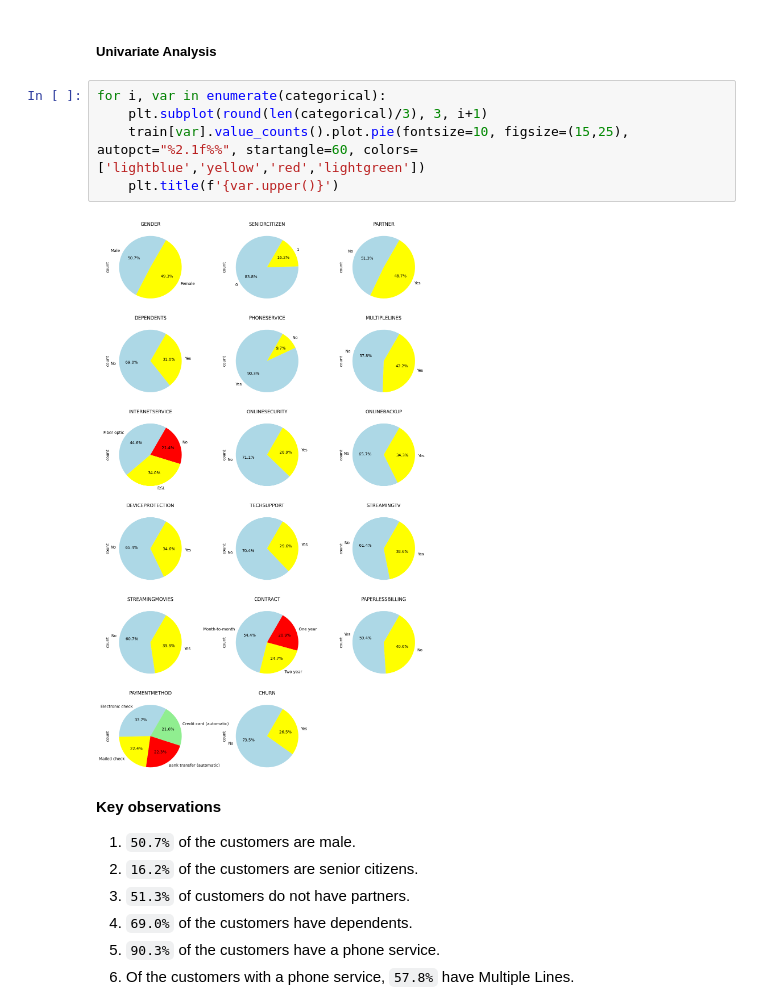
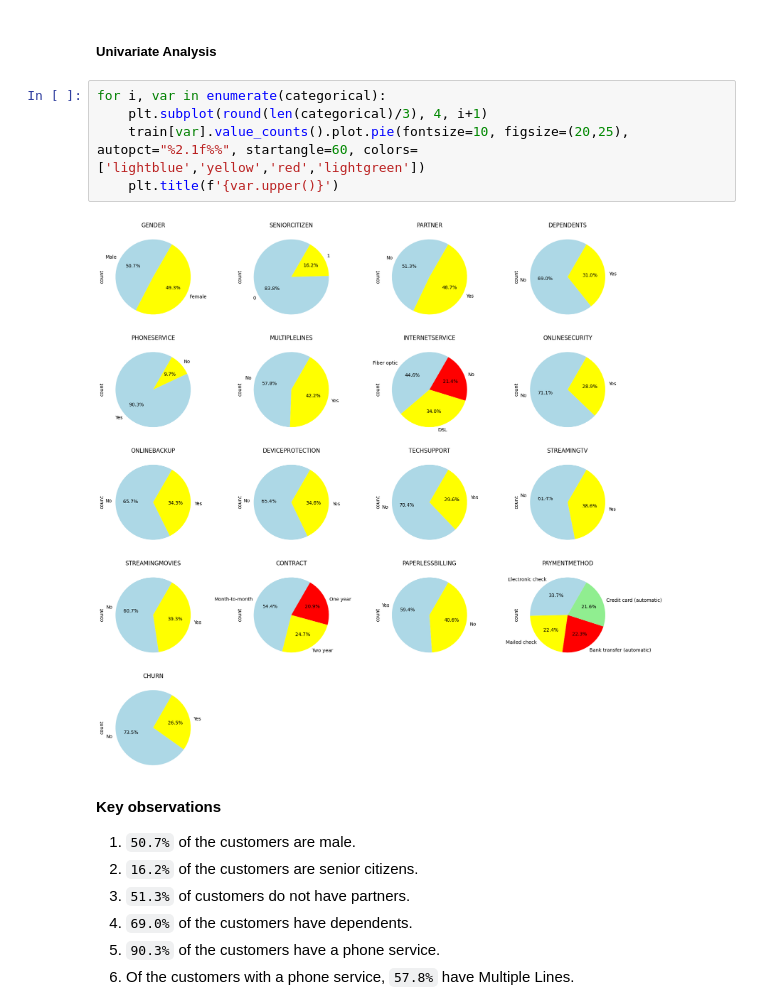
Before and after one commit to Rama-Mwenda/Customer_Churn, a Jupyter notebook: Notebooks/Customer_Churn.ipynb, the cells around one changed output. Drawn from its saved outputs; the diff is of its cells as text.

```diff
--- a/Notebooks/Customer_Churn.ipynb
+++ b/Notebooks/Customer_Churn.ipynb
@@ -641,11 +627,11 @@ dtype: object
 ##### Univariate Analysis
 # %%
 for i, var in enumerate(categorical):
-    plt.subplot(round(len(categorical)/3), 3, i+1)
-    train[var].value_counts().plot.pie(fontsize=10, figsize=(15,25), autopct="%2.1f%%", startangle=60, colors=['lightblue','yellow','red','lightgreen'])
+    plt.subplot(round(len(categorical)/3), 4, i+1)
+    train[var].value_counts().plot.pie(fontsize=10, figsize=(20,25), autopct="%2.1f%%", startangle=60, colors=['lightblue','yellow','red','lightgreen'])
     plt.title(f'{var.upper()}')
 # %% [output]
-[figure, old version]
+[figure, new version]
 # %% [markdown]
 **Key observations**
 1. `50.7%` of the customers are male.
```
Also changed, not shown: parts of 12 cells of this notebook.
